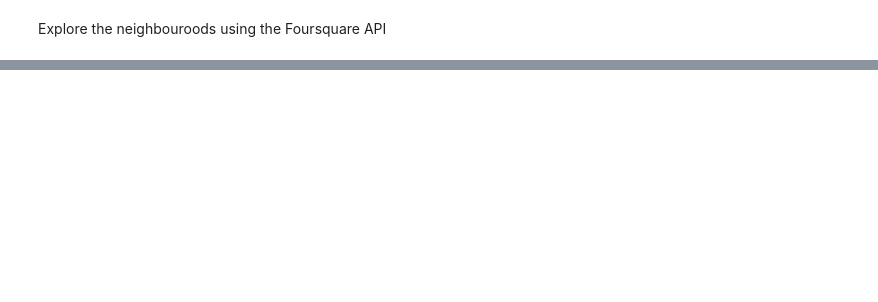
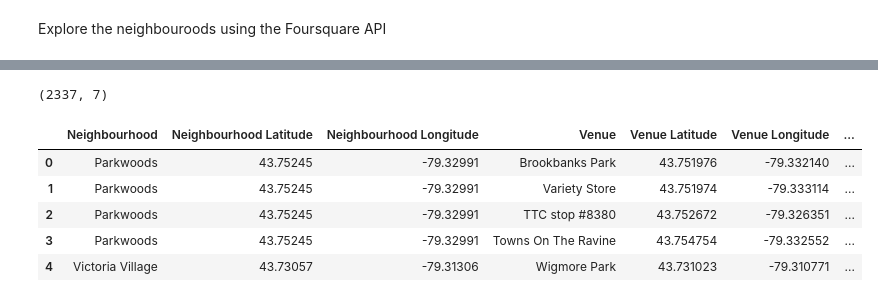
Before and after one commit to Kazmanton/Coursera_Capstone, a Jupyter notebook: Neighborhoods in Toronto.ipynb, the cells around one changed output, grey strips where cells are left out. Drawn from its saved outputs; the diff is of its cells as text; code cells hidden in the pictures; blank space fills up the shorter version.

```diff
--- a/Neighborhoods in Toronto.ipynb
+++ b/Neighborhoods in Toronto.ipynb
@@ -283,0 +265,3 @@ CLIENT_SECRET:VINR5MK4KWHJGM01ZHHCEQJDHZWVT11O4THWNNO12WYTXOA0
+# %%
+results = requests.get(url).json()
+results
@@ -283,0 +288,28 @@ CLIENT_SECRET:VINR5MK4KWHJGM01ZHHCEQJDHZWVT11O4THWNNO12WYTXOA0
+# %%
+# function that extracts the category of the venue
+def get_category_type(row):
+    try:
+        categories_list = row['categories']
+    except:
+        categories_list = row['venue.categories']
+
+    if len(categories_list) == 0:
+        return None
+    else:
+        return categories_list[0]['name']
+# %%
+venues = results['response']['groups'][0]['items']
+
+nearby_venues = pd.json_normalize(venues) # flatten JSON
+
+# filter columns
+filtered_columns = ['venue.name', 'venue.categories', 'venue.location.lat', 'venue.location.lng']
+nearby_venues =nearby_venues.loc[:, filtered_columns]
+
+# filter the category for each row
+nearby_venues['venue.categories'] = nearby_venues.apply(get_category_type, axis=1)
+
+# clean columns
+nearby_venues.columns = [col.split(".")[-1] for col in nearby_venues.columns]
+
+nearby_venues
@@ -283,0 +370,5 @@ CLIENT_SECRET:VINR5MK4KWHJGM01ZHHCEQJDHZWVT11O4THWNNO12WYTXOA0
+# %%
+toronto_venues = getNearbyVenues(neighbourhoods=toronto_df['Neighbourhood'],
+                                   latitudes=toronto_df['Latitude'],
+                                   longitudes=toronto_df['Longitude']
+                                  )
@@ -283,0 +393,11 @@ CLIENT_SECRET:VINR5MK4KWHJGM01ZHHCEQJDHZWVT11O4THWNNO12WYTXOA0
+# %%
+print(toronto_venues.shape)
+toronto_venues.head()
+# %% [output]
+(2337, 7)
+|  | Neighbourhood | Neighbourhood Latitude | Neighbourhood Longitude | Venue | Venue Latitude | Venue Longitude | ... |
+| 0 | Parkwoods | 43.75245 | -79.32991 | Brookbanks Park | 43.751976 | -79.332140 | ... |
+| 1 | Parkwoods | 43.75245 | -79.32991 | Variety Store | 43.751974 | -79.333114 | ... |
+| 2 | Parkwoods | 43.75245 | -79.32991 | TTC stop #8380 | 43.752672 | -79.326351 | ... |
+| 3 | Parkwoods | 43.75245 | -79.32991 | Towns On The Ravine | 43.754754 | -79.332552 | ... |
+| 4 | Victoria Village | 43.73057 | -79.31306 | Wigmore Park | 43.731023 | -79.310771 | ... |
```
Also changed, not shown: parts of 43 cells of this notebook.
